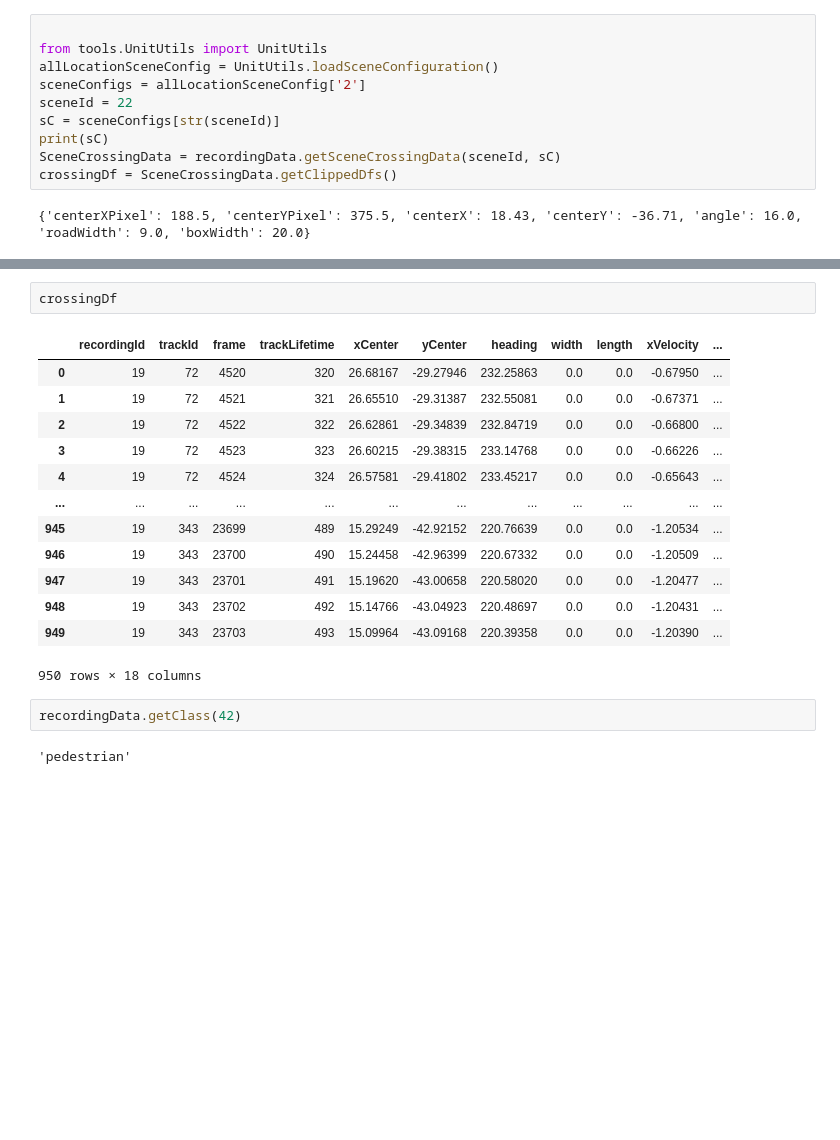
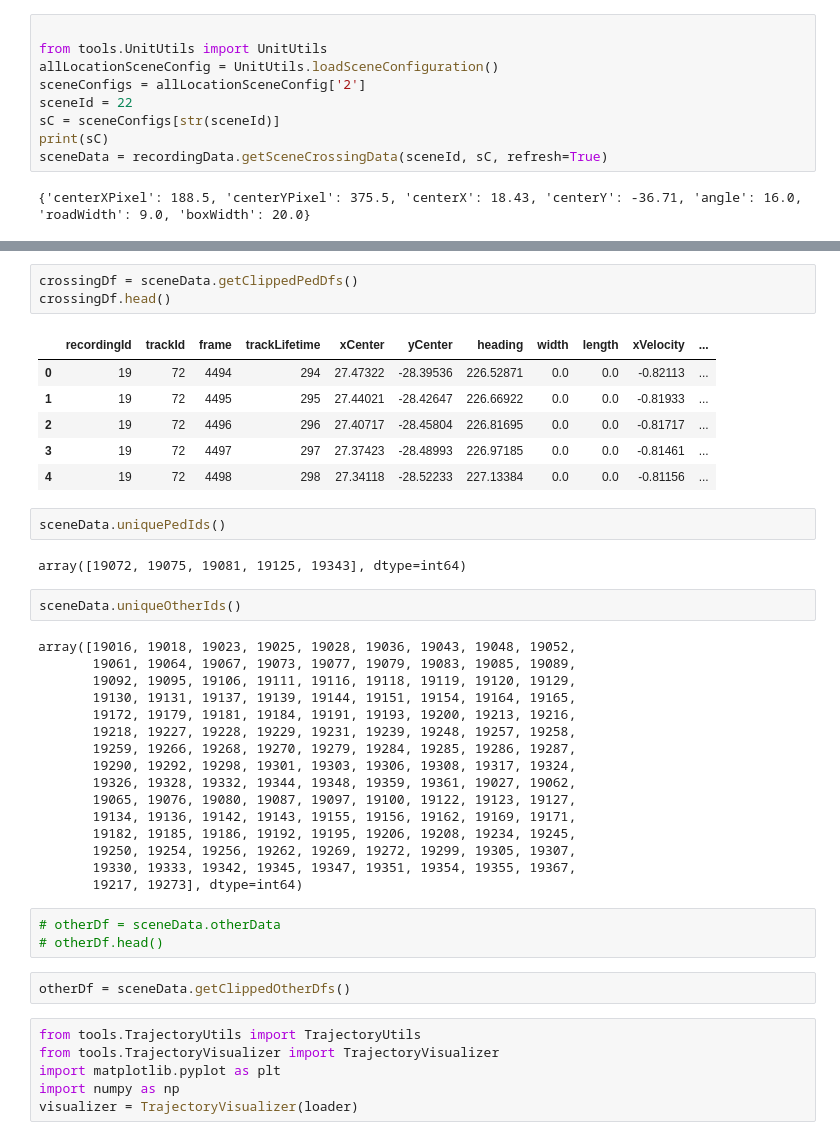
Before and after one commit to ika-rwth-aachen/drone-dataset-tools, a Jupyter notebook: src/notebooks/RecordingData.ipynb, the cells around one changed output, grey strips where cells are left out. Saved outputs shown, nothing was run; the diff lists cells and outputs as text; blank space fills up the shorter version.

Commit message:
other extracted

```diff
--- a/src/notebooks/RecordingData.ipynb
+++ b/src/notebooks/RecordingData.ipynb
@@ -112,8 +63,7 @@ sceneConfigs = allLocationSceneConfig['2']
 sceneId = 22
 sC = sceneConfigs[str(sceneId)]
 print(sC)
-SceneCrossingData = recordingData.getSceneCrossingData(sceneId, sC)
-crossingDf = SceneCrossingData.getClippedDfs()
+sceneData = recordingData.getSceneCrossingData(sceneId, sC, refresh=True)
 # %% [output]
 {'centerXPixel': 188.5, 'centerYPixel': 375.5, 'centerX': 18.43, 'centerY': -36.71, 'angle': 16.0, 'roadWidth': 9.0, 'boxWidth': 20.0}
 # %%
@@ -121,22 +71,45 @@ SceneCrossingData.locationId
 # %% [output]
 2
 # %%
-crossingDf
+crossingDf = sceneData.getClippedPedDfs()
+crossingDf.head()
 # %% [output]
 |  | recordingId | trackId | frame | trackLifetime | xCenter | yCenter | heading | width | length | xVelocity | ... |
-| 0 | 19 | 72 | 4520 | 320 | 26.68167 | -29.27946 | 232.25863 | 0.0 | 0.0 | -0.67950 | ... |
-| 1 | 19 | 72 | 4521 | 321 | 26.65510 | -29.31387 | 232.55081 | 0.0 | 0.0 | -0.67371 | ... |
-| 2 | 19 | 72 | 4522 | 322 | 26.62861 | -29.34839 | 232.84719 | 0.0 | 0.0 | -0.66800 | ... |
-| 3 | 19 | 72 | 4523 | 323 | 26.60215 | -29.38315 | 233.14768 | 0.0 | 0.0 | -0.66226 | ... |
-| 4 | 19 | 72 | 4524 | 324 | 26.57581 | -29.41802 | 233.45217 | 0.0 | 0.0 | -0.65643 | ... |
-| ... | ... | ... | ... | ... | ... | ... | ... | ... | ... | ... | ... |
-| 945 | 19 | 343 | 23699 | 489 | 15.29249 | -42.92152 | 220.76639 | 0.0 | 0.0 | -1.20534 | ... |
-| 946 | 19 | 343 | 23700 | 490 | 15.24458 | -42.96399 | 220.67332 | 0.0 | 0.0 | -1.20509 | ... |
-| 947 | 19 | 343 | 23701 | 491 | 15.19620 | -43.00658 | 220.58020 | 0.0 | 0.0 | -1.20477 | ... |
-| 948 | 19 | 343 | 23702 | 492 | 15.14766 | -43.04923 | 220.48697 | 0.0 | 0.0 | -1.20431 | ... |
-| 949 | 19 | 343 | 23703 | 493 | 15.09964 | -43.09168 | 220.39358 | 0.0 | 0.0 | -1.20390 | ... |
+| 0 | 19 | 72 | 4494 | 294 | 27.47322 | -28.39536 | 226.52871 | 0.0 | 0.0 | -0.82113 | ... |
+| 1 | 19 | 72 | 4495 | 295 | 27.44021 | -28.42647 | 226.66922 | 0.0 | 0.0 | -0.81933 | ... |
+| 2 | 19 | 72 | 4496 | 296 | 27.40717 | -28.45804 | 226.81695 | 0.0 | 0.0 | -0.81717 | ... |
+| 3 | 19 | 72 | 4497 | 297 | 27.37423 | -28.48993 | 226.97185 | 0.0 | 0.0 | -0.81461 | ... |
+| 4 | 19 | 72 | 4498 | 298 | 27.34118 | -28.52233 | 227.13384 | 0.0 | 0.0 | -0.81156 | ... |
-950 rows × 18 columns
+# %%
+sceneData.uniquePedIds()
+# %% [output]
+array([19072, 19075, 19081, 19125, 19343], dtype=int64)
+# %%
+sceneData.uniqueOtherIds()
+# %% [output]
+array([19016, 19018, 19023, 19025, 19028, 19036, 19043, 19048, 19052,
+       19061, 19064, 19067, 19073, 19077, 19079, 19083, 19085, 19089,
+       19092, 19095, 19106, 19111, 19116, 19118, 19119, 19120, 19129,
+       19130, 19131, 19137, 19139, 19144, 19151, 19154, 19164, 19165,
+       19172, 19179, 19181, 19184, 19191, 19193, 19200, 19213, 19216,
+       19218, 19227, 19228, 19229, 19231, 19239, 19248, 19257, 19258,
+       19259, 19266, 19268, 19270, 19279, 19284, 19285, 19286, 19287,
+       19290, 19292, 19298, 19301, 19303, 19306, 19308, 19317, 19324,
+       19326, 19328, 19332, 19344, 19348, 19359, 19361, 19027, 19062,
+       19065, 19076, 19080, 19087, 19097, 19100, 19122, 19123, 19127,
+       19134, 19136, 19142, 19143, 19155, 19156, 19162, 19169, 19171,
+       19182, 19185, 19186, 19192, 19195, 19206, 19208, 19234, 19245,
+       19250, 19254, 19256, 19262, 19269, 19272, 19299, 19305, 19307,
+       19330, 19333, 19342, 19345, 19347, 19351, 19354, 19355, 19367,
+       19217, 19273], dtype=int64)
 # %%
-recordingData.getClass(42)
+# otherDf = sceneData.otherData
+# otherDf.head()
-# %% [output]
-'pedestrian'
+# %%
+otherDf = sceneData.getClippedOtherDfs()
+# %%
+from tools.TrajectoryUtils import TrajectoryUtils
+from tools.TrajectoryVisualizer import TrajectoryVisualizer
+import matplotlib.pyplot as plt
+import numpy as np
+visualizer = TrajectoryVisualizer(loader)
```
Also changed, not shown: parts of 14 cells of this notebook, 8 other files.
